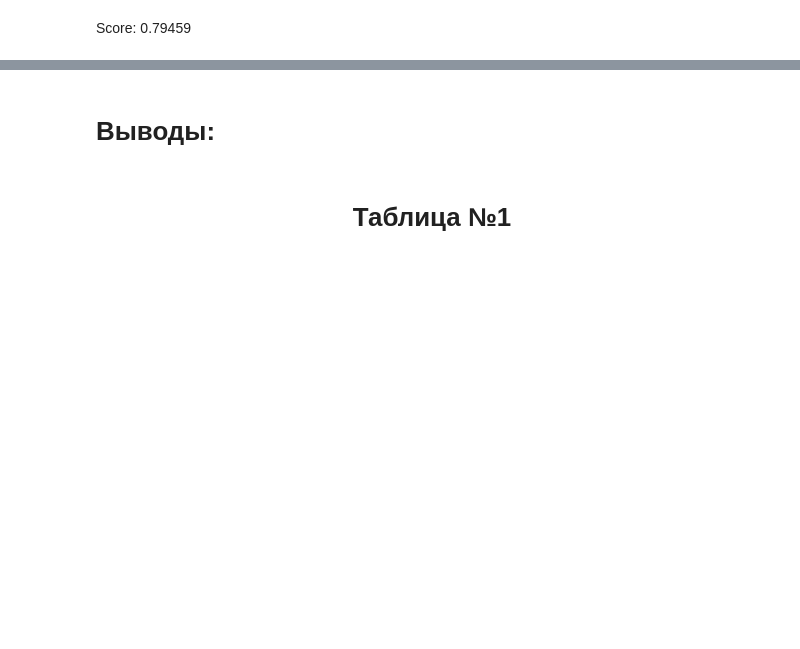
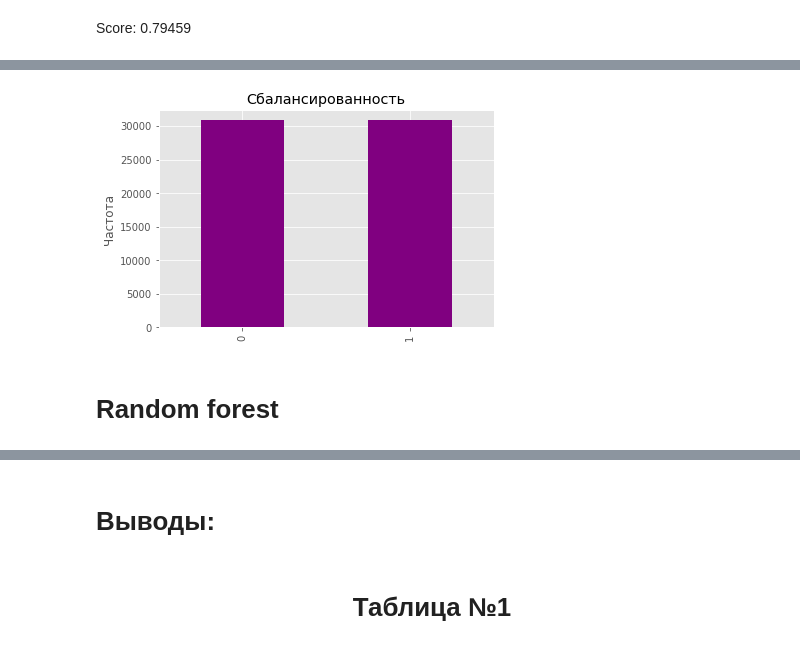
Before and after one commit to AReginaR/Project_Akramova_Abdrashitova_Valiev, a Jupyter notebook: Amazon.ipynb, the cells around one changed output, grey strips where cells are left out. Drawn from its saved outputs; the diff is of its cells as text; code cells hidden in the pictures; blank space fills up the shorter version.

```diff
--- a/Amazon.ipynb
+++ b/Amazon.ipynb
@@ -771,0 +695,14 @@ Score: 0.79459
+# %%
+from imblearn.over_sampling import SMOTE
+
+sm = SMOTE(random_state=42)
+X_balanced, Y_balanced = sm.fit_sample(X2, y.ravel())
+
+count_class = pd.value_counts(Y_balanced, sort= True).sort_index()
+count_class.plot(kind = "bar", color = "purple")
+plt.ylabel("Частота")
+plt.xticks(np.arange(2), ('0', '1'))
+plt.title("Cбалансированность")
+plt.show()
+# %% [output]
+[figure, added]
@@ -771,0 +711,2 @@ Score: 0.79459
+# %% [markdown]
+# Random forest
```
Also changed, not shown: parts of 55 cells of this notebook.
